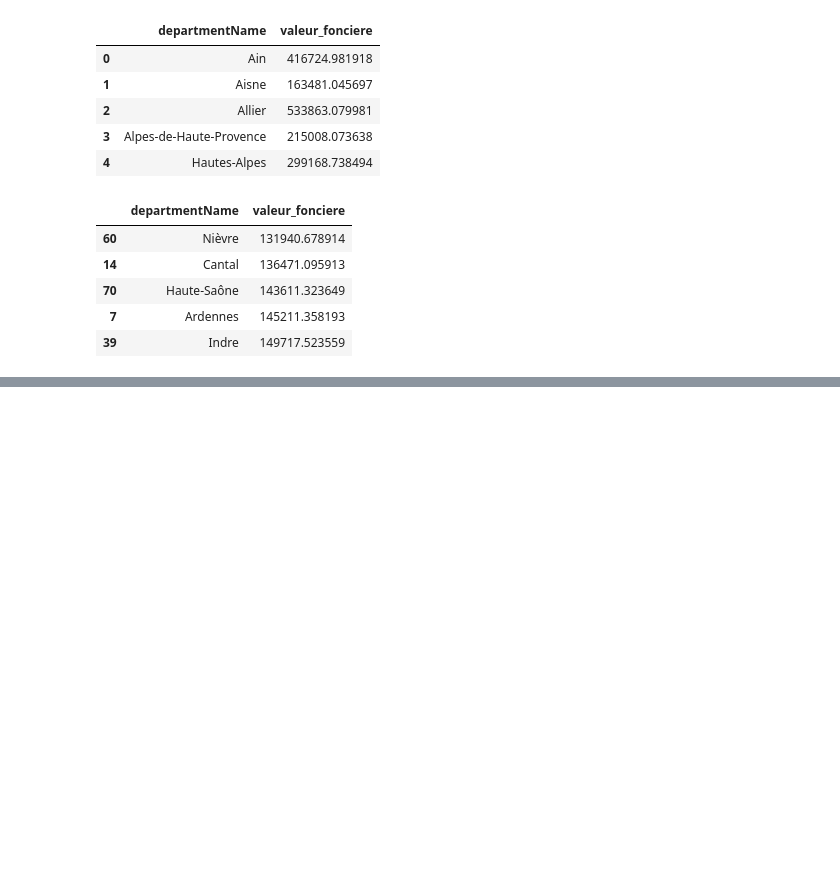
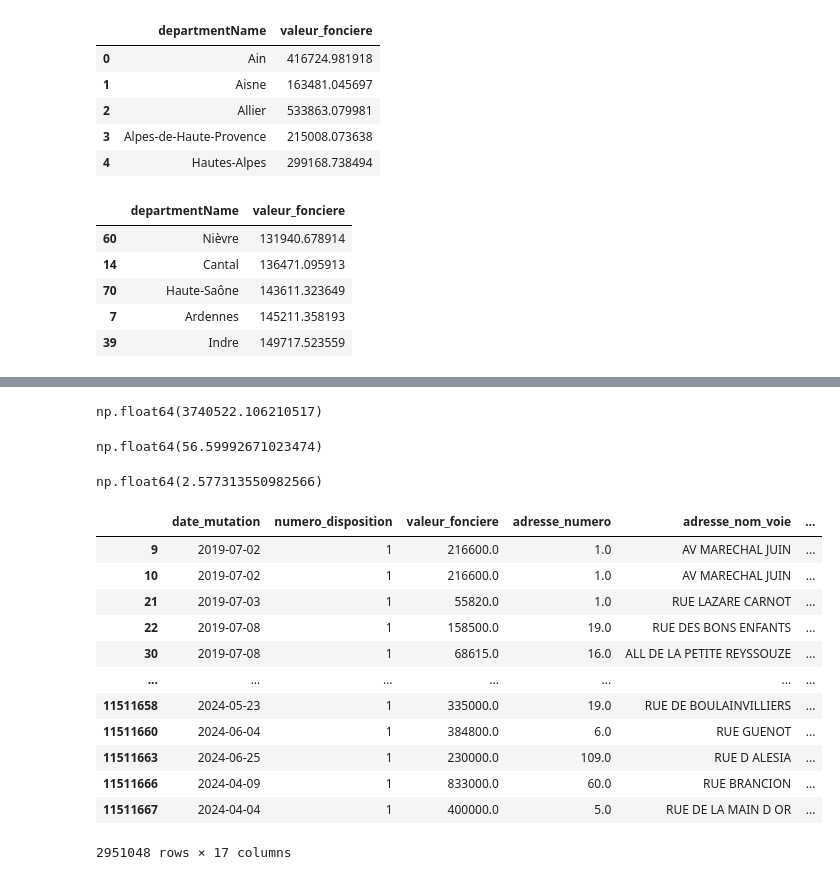
Before and after one commit to MohamedAziz-Khezami/French_House, a Jupyter notebook: dataframes.ipynb, the cells around one changed output, grey strips where cells are left out. Cells and saved outputs as stored; diff of their text form; code cells hidden in the pictures; blank space fills up the shorter version.

```diff
--- a/dataframes.ipynb
+++ b/dataframes.ipynb
@@ -331,0 +402,2 @@ h_bar.to_csv('hbar.csv', index=False)
+# %%
+df = pd.read_csv('database/train.csv')
@@ -331,0 +568,3 @@ h_bar.to_csv('hbar.csv', index=False)
+# %%
+df_appartement = df[df['type_local'] == 'Appartement']
+df_appartement.head()
@@ -331,0 +578,31 @@ h_bar.to_csv('hbar.csv', index=False)
+# %%
+avg_price = df_appartement['valeur_fonciere'].mean()
+avg_price
+# %% [output]
+np.float64(3740522.106210517)
+# %%
+avg_surf = df_appartement['surface_reelle_bati'].mean()
+avg_surf
+# %% [output]
+np.float64(56.59992671023474)
+# %%
+avg_rooms = df_appartement['nombre_pieces_principales'].mean()
+avg_rooms
+# %% [output]
+np.float64(2.577313550982566)
+# %%
+df_appartement
+# %% [output]
+|  | date_mutation | numero_disposition | valeur_fonciere | adresse_numero | adresse_nom_voie | ... |
+| 9 | 2019-07-02 | 1 | 216600.0 | 1.0 | AV MARECHAL JUIN | ... |
+| 10 | 2019-07-02 | 1 | 216600.0 | 1.0 | AV MARECHAL JUIN | ... |
+| 21 | 2019-07-03 | 1 | 55820.0 | 1.0 | RUE LAZARE CARNOT | ... |
+| 22 | 2019-07-08 | 1 | 158500.0 | 19.0 | RUE DES BONS ENFANTS | ... |
+| 30 | 2019-07-08 | 1 | 68615.0 | 16.0 | ALL DE LA PETITE REYSSOUZE | ... |
+| ... | ... | ... | ... | ... | ... | ... |
+| 11511658 | 2024-05-23 | 1 | 335000.0 | 19.0 | RUE DE BOULAINVILLIERS | ... |
+| 11511660 | 2024-06-04 | 1 | 384800.0 | 6.0 | RUE GUENOT | ... |
+| 11511663 | 2024-06-25 | 1 | 230000.0 | 109.0 | RUE D ALESIA | ... |
+| 11511666 | 2024-04-09 | 1 | 833000.0 | 60.0 | RUE BRANCION | ... |
+| 11511667 | 2024-04-04 | 1 | 400000.0 | 5.0 | RUE DE LA MAIN D OR | ... |
+2951048 rows × 17 columns
```
Also changed, not shown: parts of 69 cells of this notebook, 24 other files.
